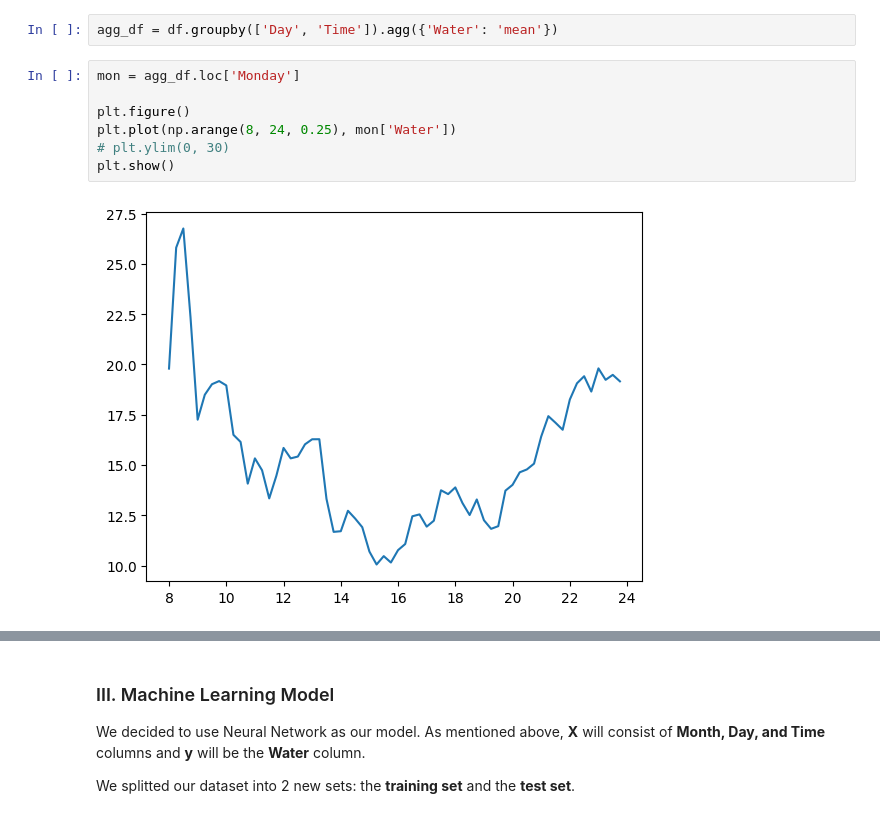
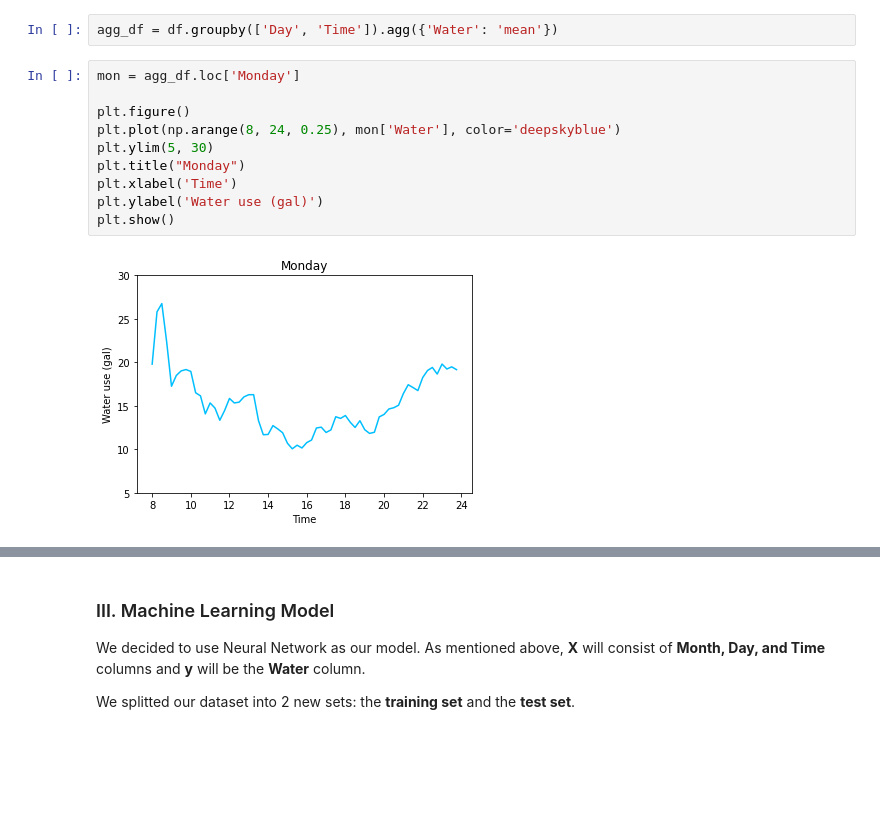
Before and after one commit to tnguyen2907/noah-water-use_ds, a Jupyter notebook: shower.ipynb, the cells around one changed output, grey strips where cells are left out. Saved outputs shown, nothing was run; the diff lists cells and outputs as text; blank space fills up the shorter version.

```diff
--- a/shower.ipynb
+++ b/shower.ipynb
@@ -301,12 +285,15 @@ agg_df = df.groupby(['Day', 'Time']).agg({'Water': 'mean'})
 # %%
 mon = agg_df.loc['Monday']
 
 plt.figure()
-plt.plot(np.arange(8, 24, 0.25), mon['Water'])
-# plt.ylim(0, 30)
+plt.plot(np.arange(8, 24, 0.25), mon['Water'], color='deepskyblue')
+plt.ylim(5, 30)
+plt.title("Monday")
+plt.xlabel('Time')
+plt.ylabel('Water use (gal)')
 plt.show()
 # %% [output]
-[figure, old version]
+[figure, new version]
 # %%
 tue = agg_df.loc['Tuesday']
 
```
Also changed, not shown: parts of 22 cells of this notebook.
